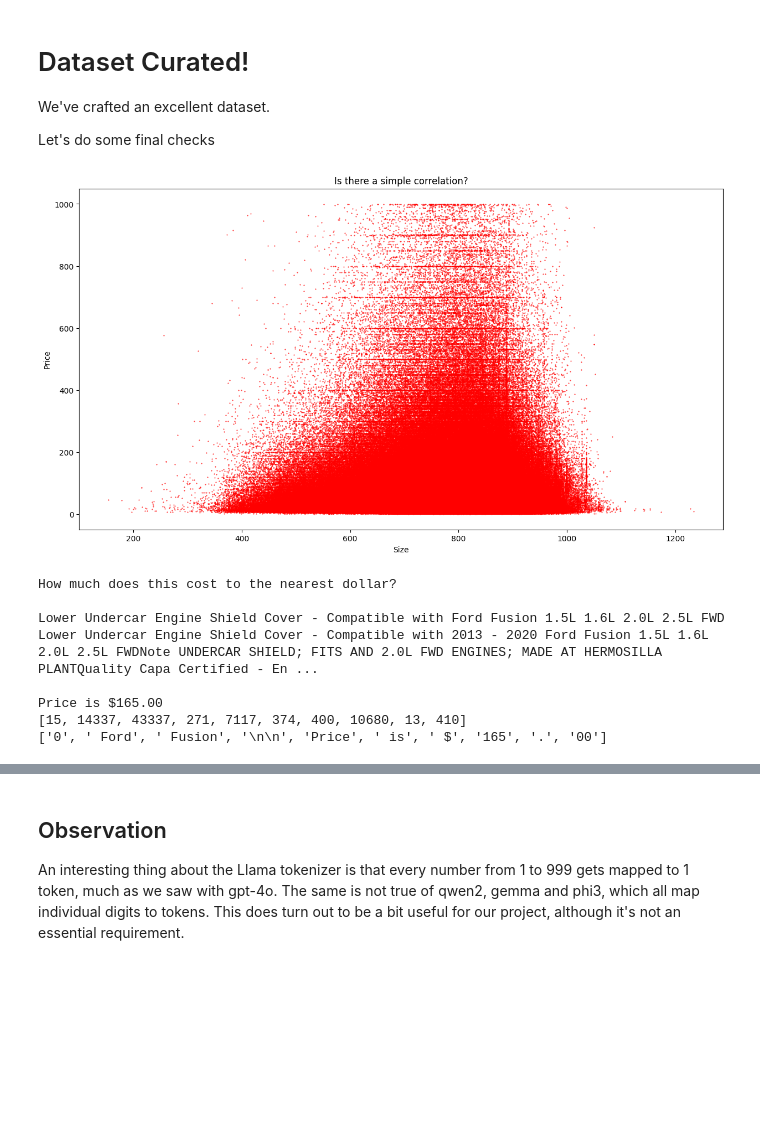
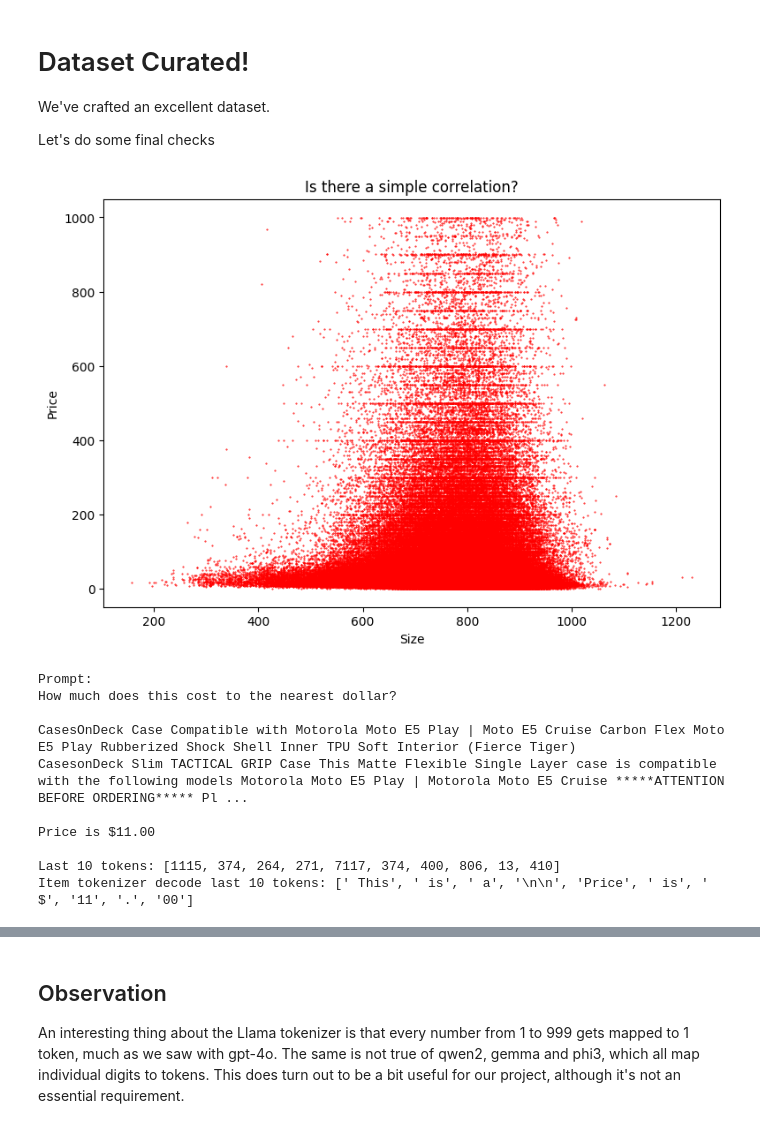
Before and after one commit to christseng89/llm_engineering, a Jupyter notebook: week6/day2.lite.ipynb, the cells around one changed output, grey strips where cells are left out. Drawn from its saved outputs; the diff is of its cells as text; code cells hidden in the pictures; blank space fills up the shorter version.

```diff
--- a/week6/day2.lite.ipynb
+++ b/week6/day2.lite.ipynb
@@ -58,11 +58,11 @@ Look in loaders.py - there's some useful code to make life easier for us
 Let's look at all datasets of all the items that you might find in a large home retail store - electrical, electronic, office and related, but not clothes / beauty / books.
 # %%
 dataset_names = [
-    "Automotive",
+    # "Automotive",
     # "Electronics",
-    # "Office_Products",
+    "Office_Products",
     # "Tools_and_Home_Improvement",
-    # "Cell_Phones_and_Accessories",
+    "Cell_Phones_and_Accessories",
     # "Toys_and_Games",
     "Software",
     "Health_and_Personal_Care",
@@ -73,5 +73,5 @@ dataset_names = [
 items = []
 for dataset_name in dataset_names:
     loader = ItemLoader(dataset_name)
-    items.extend(loader.load())
+    items.extend(loader.load(6))
 # %% [output]
@@ -119,0 +154,7 @@ plt.show()
+# %%
+# Create a dict with a key of each price from $1 to $999
+# And in the value, put a list of items with that price (to nearest round number)
+
+slots = defaultdict(list)
+for item in items:
+    slots[round(item.price)].append(item)
@@ -119,0 +205,28 @@ plt.show()
+# %%
+# OK, we did well in terms of raising the average price and having a smooth-ish population of prices
+# Let's see the categories
+
+category_counts = Counter()
+for item in sample:
+    category_counts[item.category]+=1
+
+categories = category_counts.keys()
+counts = [category_counts[category] for category in categories]
+
+# Create bar chart
+plt.figure(figsize=(9, 6))
+plt.bar(categories, counts, color="lightgreen")
+
+# Customize the chart
+plt.title('How many in each category')
+plt.xlabel('Categories')
+plt.ylabel('Count')
+
+plt.xticks(rotation=30, ha='right')
+
+# Add value labels on top of each bar
+for i, v in enumerate(counts):
+    plt.text(i, v, f"{v:,}", ha='center', va='bottom')
+
+# Display the chart
+plt.show()
@@ -126,24 +260,24 @@ Let's do some final checks
 # %%
 # How does the price vary with the character count of the prompt?
 
 sample = items
 
 sizes = [len(item.prompt) for item in sample]
 prices = [item.price for item in sample]
 
 # Create the scatter plot
-plt.figure(figsize=(15, 8))
+plt.figure(figsize=(9, 6))
 plt.scatter(sizes, prices, s=0.2, color="red")
 
 # Add labels and title
 plt.xlabel('Size')
 plt.ylabel('Price')
 plt.title('Is there a simple correlation?')
 
 # Display the plot
 plt.show()
 # %% [output]
-[figure, old version]
+[figure, new version]
 # %%
 def report(item):
     prompt = item.prompt
@@ -154,11 +290,13 @@ def report(item):
 # %%
-report(sample[50])
+report(sample[2000])
 # %% [output]
+Prompt:
 How much does this cost to the nearest dollar?
 
-Lower Undercar Engine Shield Cover - Compatible with Ford Fusion 1.5L 1.6L 2.0L 2.5L FWD
-Lower Undercar Engine Shield Cover - Compatible with 2013 - 2020 Ford Fusion 1.5L 1.6L 2.0L 2.5L FWDNote UNDERCAR SHIELD; FITS AND 2.0L FWD ENGINES; MADE AT HERMOSILLA PLANTQuality Capa Certified - En ...
+CasesOnDeck Case Compatible with Motorola Moto E5 Play | Moto E5 Cruise Carbon Flex Moto E5 Play Rubberized Shock Shell Inner TPU Soft Interior (Fierce Tiger)
+CasesonDeck Slim TACTICAL GRIP Case This Matte Flexible Single Layer case is compatible with the following models Motorola Moto E5 Play | Motorola Moto E5 Cruise *****ATTENTION BEFORE ORDERING***** Pl ...
 
-Price is $165.00
-[15, 14337, 43337, 271, 7117, 374, 400, 10680, 13, 410]
-['0', ' Ford', ' Fusion', '\n\n', 'Price', ' is', ' $', '165', '.', '00']
+Price is $11.00
+
+Last 10 tokens: [1115, 374, 264, 271, 7117, 374, 400, 806, 13, 410]
+Item tokenizer decode last 10 tokens: [' This', ' is', ' a', '\n\n', 'Price', ' is', ' $', '11', '.', '00']
```
Also changed, not shown: parts of 22 cells of this notebook, 4 other files.
